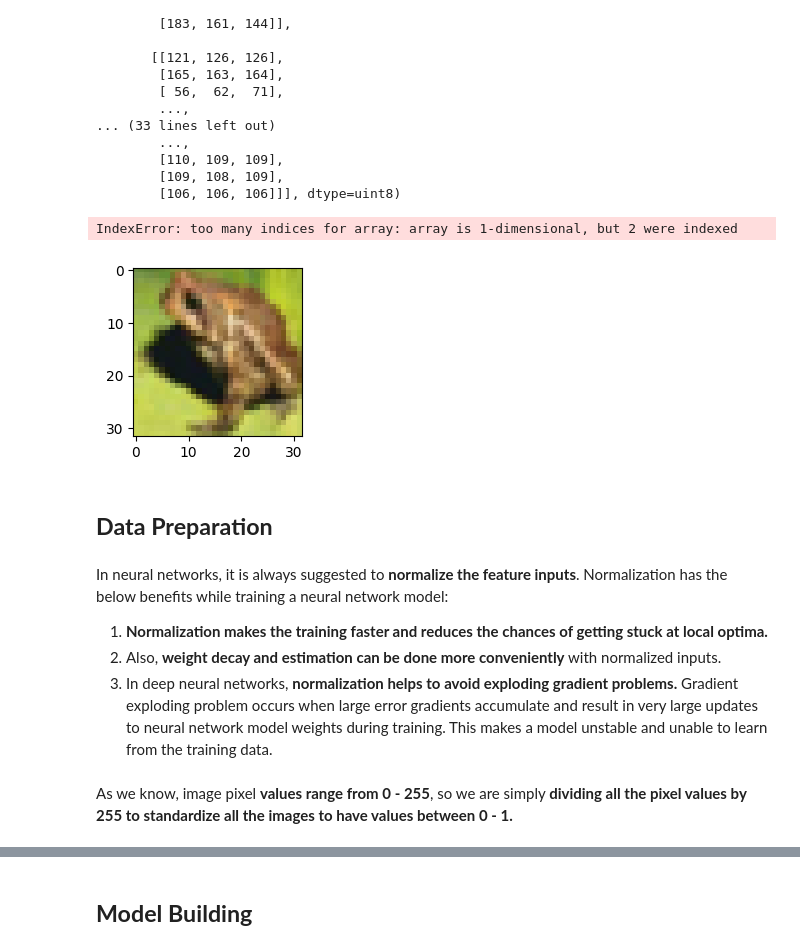
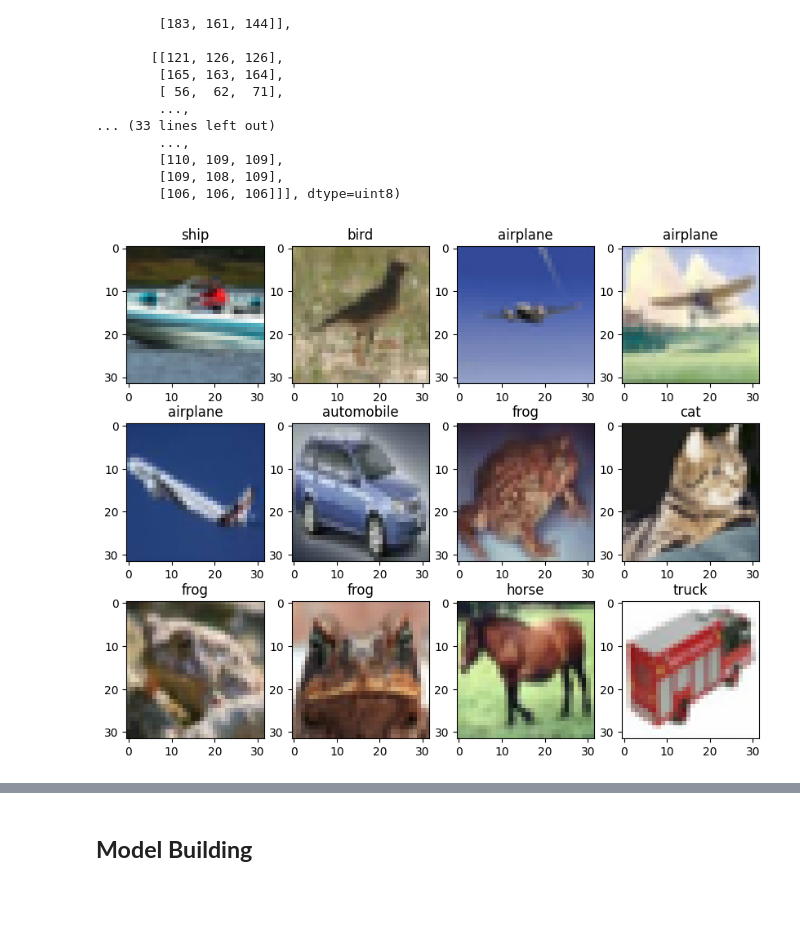
Before and after one commit to arashshams/Deep-Learning-CIFAR-Classifier, a Jupyter notebook: notebooks/CIFAR_10_Image_Classification.ipynb, the cells around one changed output, grey strips where cells are left out. Saved outputs shown, nothing was run; the diff lists cells and outputs as text; code cells hidden in the pictures; blank space fills up the shorter version.

```diff
--- a/notebooks/CIFAR_10_Image_Classification.ipynb
+++ b/notebooks/CIFAR_10_Image_Classification.ipynb
@@ -193,38 +193,25 @@ array([[[121, 124, 124],
         [109, 108, 109],
         [106, 106, 106]]], dtype=uint8)
 # %%
+
+# Display the plot
+plt.show()
+
 # Declaring the number of rows
 rows = 3
 
 # Declaring the number of columns
 cols = 4
 
 fig = plt.figure(figsize = (10, 8))
 
 for i in range(cols):
+    for j in range(rows):
+        random_index = np.random.randint(0, len(y_train_split))
+        ax = fig.add_subplot(rows, cols, i * rows + j + 1)
+        ax.imshow(x_train_split[random_index])
+        ax.set_title(cifar10_classes[y_train_split[random_index]])
 
-    for j in range(rows):
-
-        random_index = np.random.randint(0, len(y_train_split))
-
-        ax = fig.add_subplot(rows, cols, i * rows + j + 1)
-
-        ax.imshow(x_train_split[random_index, :])
-
-        ax.set_title(cifar10_classes[y_train_split[random_index, 0]])
-
-# Display the plot
 plt.show()
 # %% [output]
-IndexError: too many indices for array: array is 1-dimensional, but 2 were indexed
-[figure, old version]
+[figure, new version]
-# %% [markdown]
-## **Data Preparation**
-# %% [markdown]
-In neural networks, it is always suggested to **normalize the feature inputs**. Normalization has the below benefits while training a neural network model:
-
-1. **Normalization makes the training faster and reduces the chances of getting stuck at local optima.**
-2. Also, **weight decay and estimation can be done more conveniently** with normalized inputs.
-3. In deep neural networks, **normalization helps to avoid exploding gradient problems.** Gradient exploding problem occurs when large error gradients accumulate and result in very large updates to neural network model weights during training. This makes a model unstable and unable to learn from the training data.
-# %% [markdown]
-As we know, image pixel **values range from 0 - 255**, so we are simply **dividing all the pixel values by 255 to standardize all the images to have values between 0 - 1.**
```
Also changed, not shown: parts of 9 cells of this notebook.
